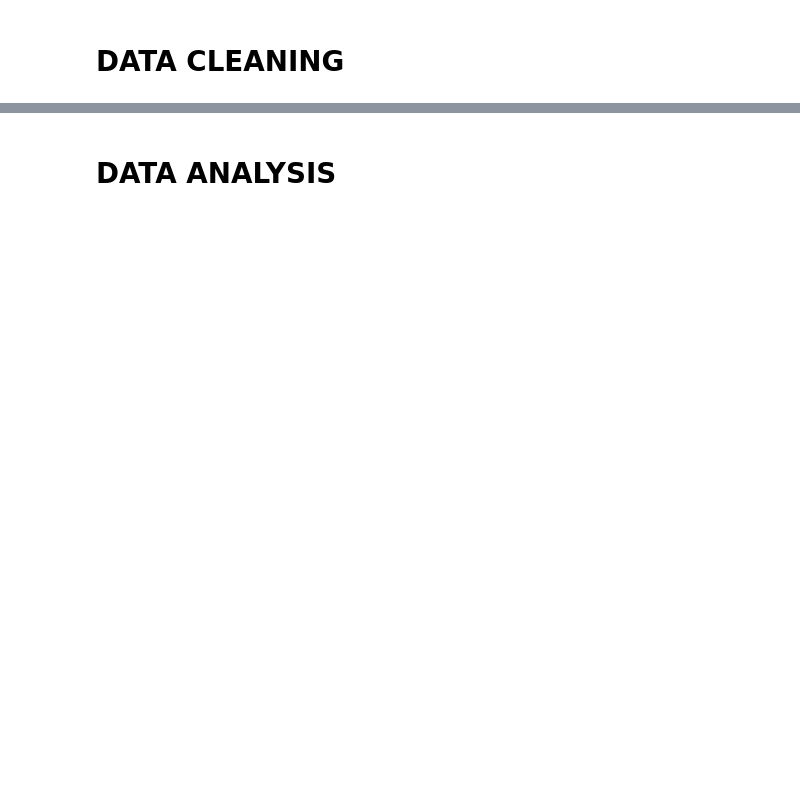
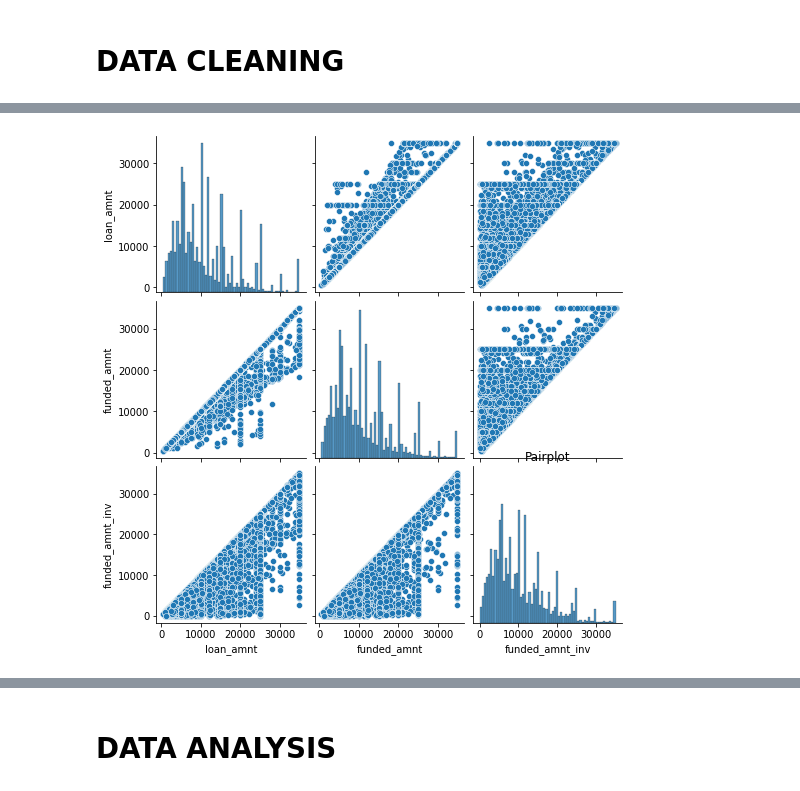
Before and after one commit to gokul-gopan-k/test-git, a Jupyter notebook: case-study-bivariate.ipynb, the cells around one changed output, grey strips where cells are left out. Drawn from its saved outputs; the diff is of its cells as text; code cells hidden in the pictures; blank space fills up the shorter version.

```diff
--- a/case-study-bivariate.ipynb
+++ b/case-study-bivariate.ipynb
@@ -41,4 +34,4 @@ Load data and check shape to get number of rows and columns
 # %%
 #load dataset
-df = pd.read_csv("loan.csv")
+df = pd.read_csv("/content/drive/MyDrive/loan.csv",low_memory=False)
 df.shape
@@ -241,0 +458,9 @@ Lets check for number of null values in each column.
+# %%
+# create dataframe by slicing only required columns
+df_1 = df.loc[:,['loan_amnt','funded_amnt','funded_amnt_inv']]
+#show pair plot
+sns.pairplot(df_1)
+plt.title("Pairplot")
+plt.show()
+# %% [output]
+[figure, added]
```
Also changed, not shown: parts of 508 cells of this notebook.
